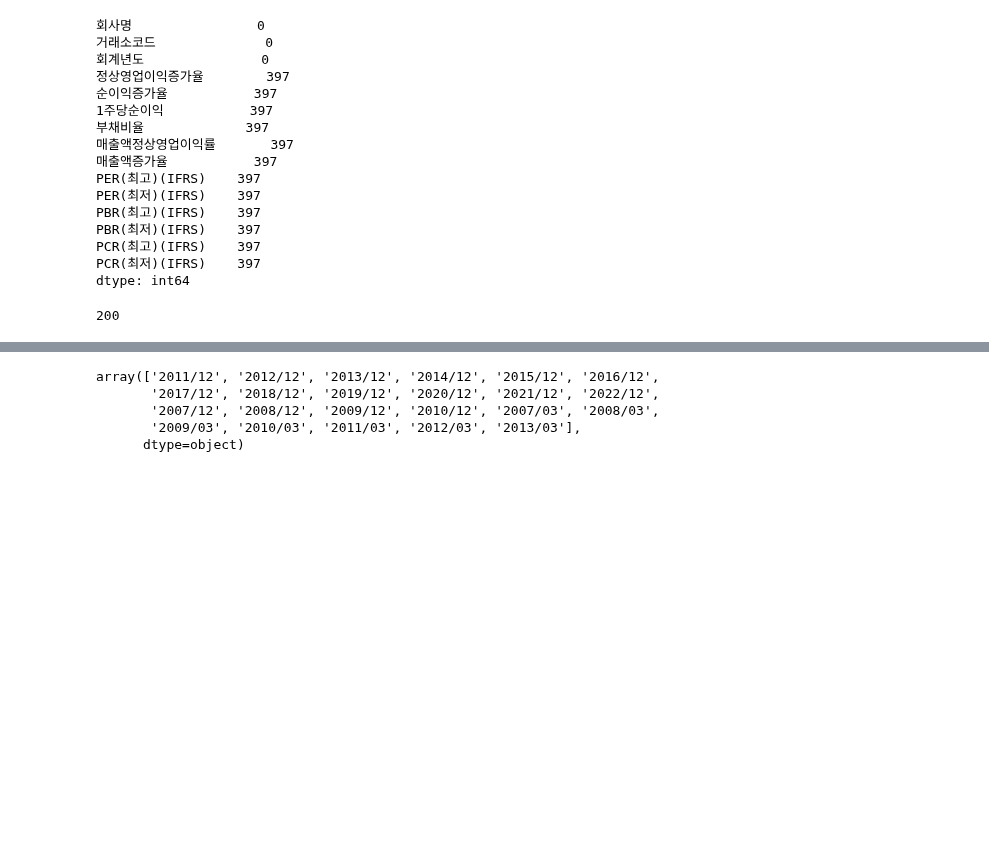
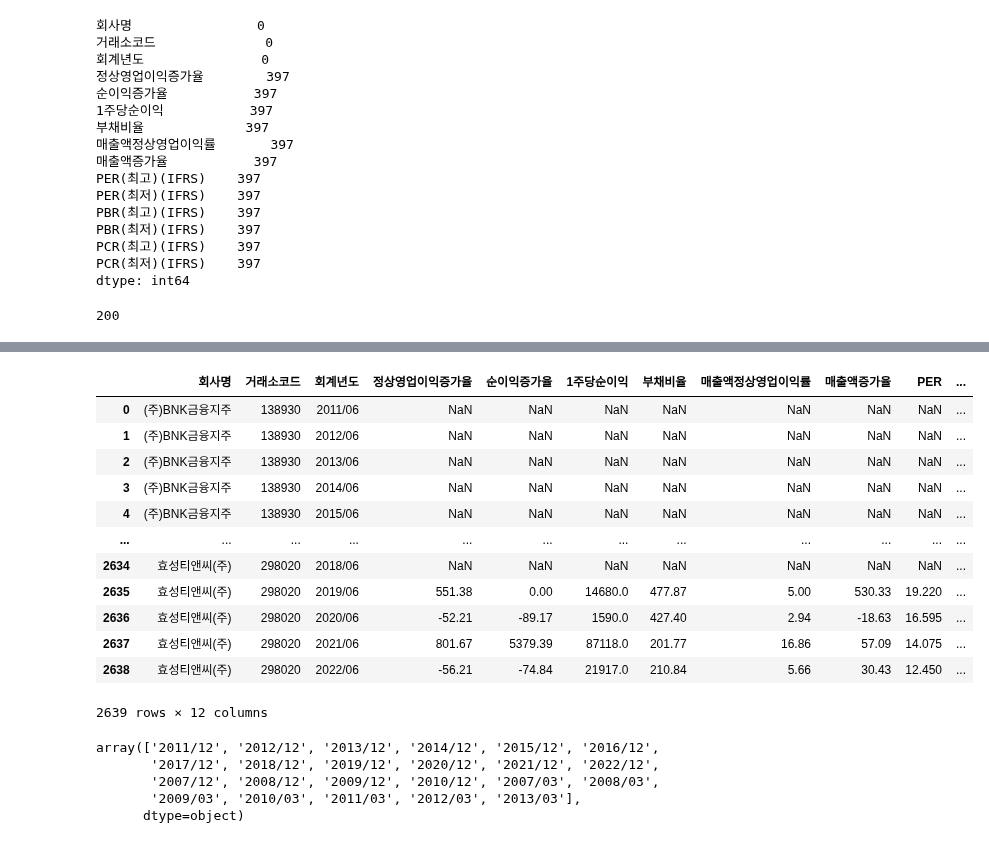
Before and after one commit to seohyungro/Python, a Jupyter notebook: 프로젝트1/프로젝트.ipynb, the cells around one changed output, grey strips where cells are left out. Cells and saved outputs as stored; diff of their text form; code cells hidden in the pictures; blank space fills up the shorter version.

```diff
--- a/프로젝트1/프로젝트.ipynb
+++ b/프로젝트1/프로젝트.ipynb
@@ -159,3 +175,19 @@ kospii.drop(["PER(최고)(IFRS)", "PER(최저)(IFRS)", "PBR(최고)(IFRS)", "PBR
+# %%
+kospii
+# %% [output]
+|  | 회사명 | 거래소코드 | 회계년도 | 정상영업이익증가율 | 순이익증가율 | 1주당순이익 | 부채비율 | 매출액정상영업이익률 | 매출액증가율 | PER | ... |
+| 0 | (주)BNK금융지주 | 138930 | 2011/06 | NaN | NaN | NaN | NaN | NaN | NaN | NaN | ... |
+| 1 | (주)BNK금융지주 | 138930 | 2012/06 | NaN | NaN | NaN | NaN | NaN | NaN | NaN | ... |
+| 2 | (주)BNK금융지주 | 138930 | 2013/06 | NaN | NaN | NaN | NaN | NaN | NaN | NaN | ... |
+| 3 | (주)BNK금융지주 | 138930 | 2014/06 | NaN | NaN | NaN | NaN | NaN | NaN | NaN | ... |
+| 4 | (주)BNK금융지주 | 138930 | 2015/06 | NaN | NaN | NaN | NaN | NaN | NaN | NaN | ... |
+| ... | ... | ... | ... | ... | ... | ... | ... | ... | ... | ... | ... |
+| 2634 | 효성티앤씨(주) | 298020 | 2018/06 | NaN | NaN | NaN | NaN | NaN | NaN | NaN | ... |
+| 2635 | 효성티앤씨(주) | 298020 | 2019/06 | 551.38 | 0.00 | 14680.0 | 477.87 | 5.00 | 530.33 | 19.220 | ... |
+| 2636 | 효성티앤씨(주) | 298020 | 2020/06 | -52.21 | -89.17 | 1590.0 | 427.40 | 2.94 | -18.63 | 16.595 | ... |
+| 2637 | 효성티앤씨(주) | 298020 | 2021/06 | 801.67 | 5379.39 | 87118.0 | 201.77 | 16.86 | 57.09 | 14.075 | ... |
+| 2638 | 효성티앤씨(주) | 298020 | 2022/06 | -56.21 | -74.84 | 21917.0 | 210.84 | 5.66 | 30.43 | 12.450 | ... |
+2639 rows × 12 columns
 # %%
 kospi['회계년도'].unique()
 # %% [output]
```
Also changed, not shown: parts of 1 cell of this notebook.
